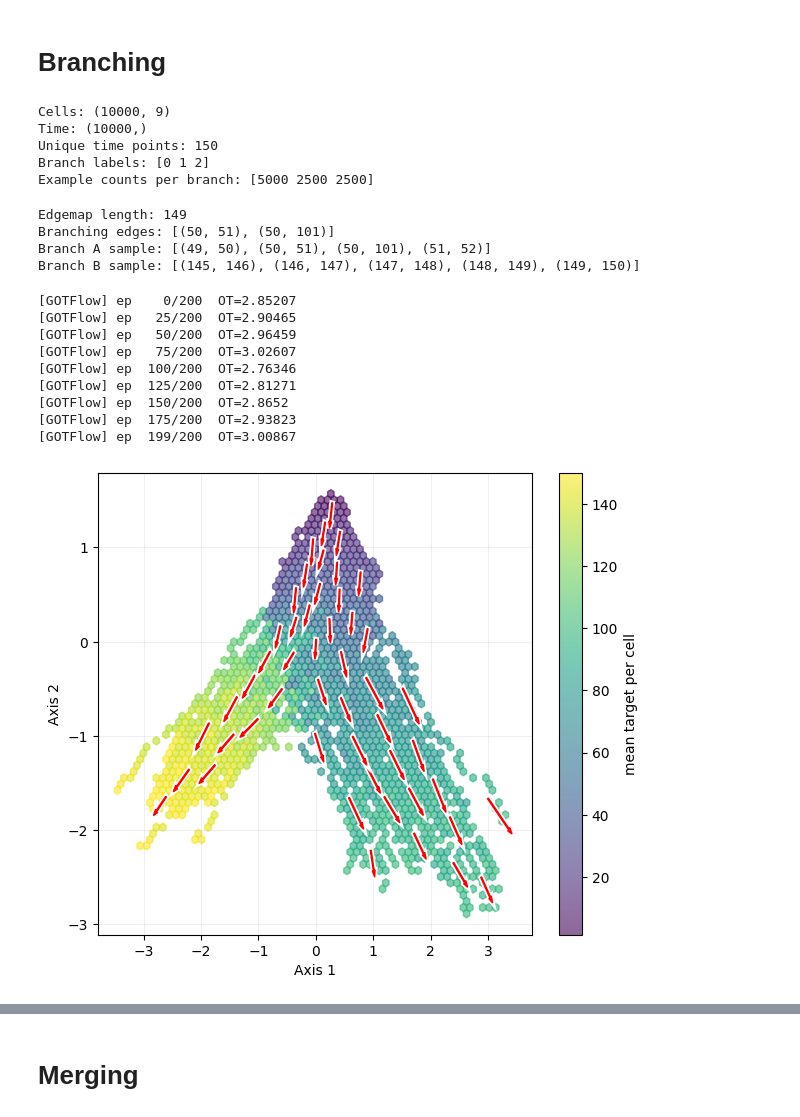
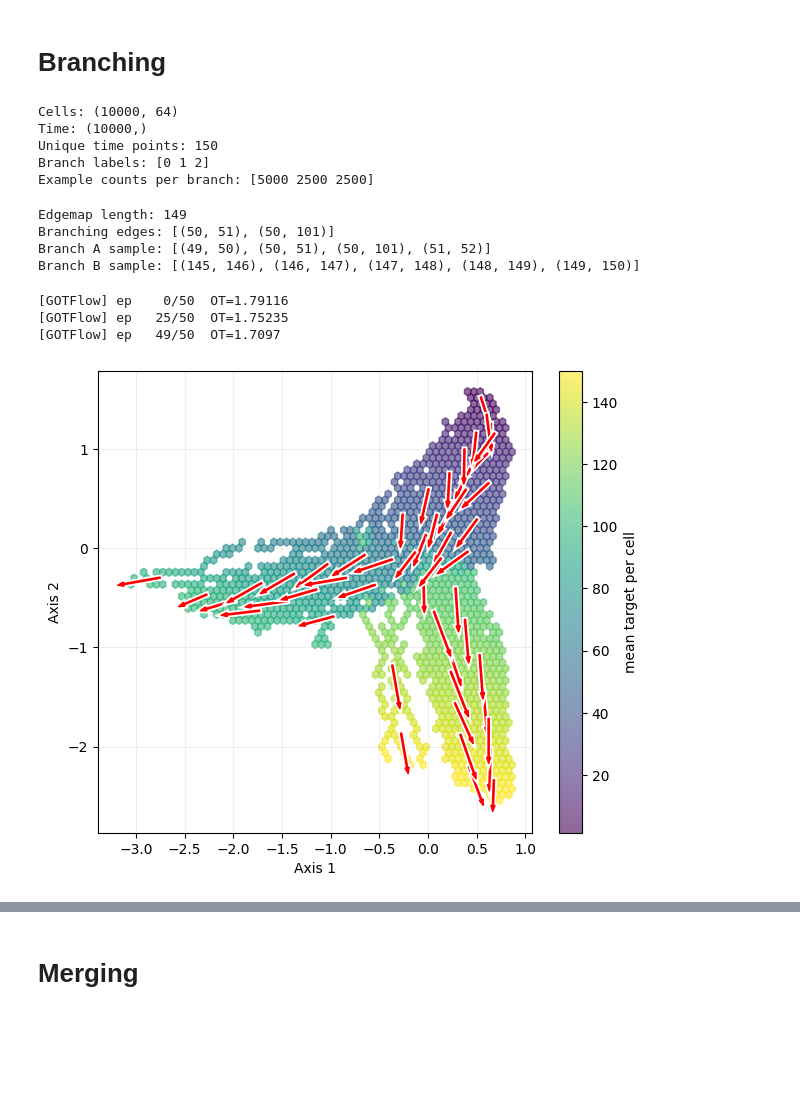
Before and after one commit to wgrgwrght/GOTFlow, a Jupyter notebook: Toy_GT_branch_merge.ipynb, the cells around one changed output, grey strips where cells are left out. Cells and saved outputs as stored; diff of their text form; code cells hidden in the pictures; blank space fills up the shorter version.

```diff
--- a/Toy_GT_branch_merge.ipynb
+++ b/Toy_GT_branch_merge.ipynb
@@ -1548,7 +1548,7 @@ def edge_shift_heatmap_tree(
 # Branching
 # %%
 n_cells = 100
-n_dims = 9
+n_dims = 64
 up_dims = 3
 down_dims = 3
 time_points = 150
@@ -1601,7 +1601,7 @@ def simulate_cells(n_cells, n_dims, time_points, branch_point,
         noise_A = np.random.normal(0, noise, size=cells_A.shape)
         cells_A = prev_A + direction_A + noise_A
         GT_A = cells_A - prev_A
-        all_cells.append(cells_A)  # NO PADDING
+        all_cells.append(cells_A)
         all_time.append(np.ones(n_cells//2) * t)
         all_branch.append(np.ones(n_cells//2, dtype=int))
         GT.append(GT_A)
@@ -1613,12 +1613,12 @@ def simulate_cells(n_cells, n_dims, time_points, branch_point,
         noise_B = np.random.normal(0, noise, size=cells_B.shape)
         cells_B = prev_B + direction_B + noise_B
         GT_B = cells_B - prev_B
-        all_cells.append(cells_B)  # NO PADDING
+        all_cells.append(cells_B)
         all_time.append(np.ones(n_cells//2) * t)
         all_branch.append(np.ones(n_cells//2, dtype=int) * 2)
         GT.append(GT_B)
 
-    # Final assembly - NO PADDING
+    # Final assembly
     cells = np.vstack(all_cells)
     time = np.hstack(all_time).astype(int)
     branch_label = np.hstack(all_branch)
@@ -1640,13 +1640,13 @@ cells, time, cellid, GT, branch_label = simulate_cells(
 )
 
 # --- Check shapes and content ---
-print("Cells:", cells.shape)          # (15000, 64)
-print("Time:", time.shape)            # (15000,)
+print("Cells:", cells.shape)
+print("Time:", time.shape)
 print("Unique time points:", np.unique(time).size)
 print("Branch labels:", np.unique(branch_label))
 print("Example counts per branch:", np.bincount(branch_label.astype(int)))
 # %% [output]
-Cells: (10000, 9)
+Cells: (10000, 64)
 Time: (10000,)
 Unique time points: 150
 Branch labels: [0 1 2]
@@ -1706,44 +1706,38 @@ got_B = GOTFlow(
     lambda_w=0.01,
     debias=False,
 )
 
 got_B.fit(
     X_train,
     bin_ids_train,
     edges=edges,
     edge_weights=None,
     learn_phi=True,
     transition_fit=False,     # OT only
     lr=1e-4,
     weight_decay=1e-2,
-    epochs=200,
+    epochs=50,
     max_src_per_edge=4000,
     max_tgt_per_edge=4000,
     whiten_update_every=100,
     drift_mode="barycentric",
     aggregate="weighted_mean",
     beta=5.0,
     verbose=True,
 )
 
 Z2 = got_B.zw_
 V2 = got_B.Vw_
 
 km = KMeans(n_clusters=50, n_init="auto", random_state=0)
 cid = km.fit_predict(Z2)
 P, U, counts, labs = GOTFlow.cluster_average(Z2, V2, cid, min_points=10)
 got_B.plot_quiver(Z2, bin_ids_train, P, U, title='Branched')
 # %% [output]
-[GOTFlow] ep    0/200  OT=2.85207
-[GOTFlow] ep   25/200  OT=2.90465
-[GOTFlow] ep   50/200  OT=2.96459
-[GOTFlow] ep   75/200  OT=3.02607
-[GOTFlow] ep  100/200  OT=2.76346
-[GOTFlow] ep  125/200  OT=2.81271
-[GOTFlow] ep  150/200  OT=2.8652
-[GOTFlow] ep  175/200  OT=2.93823
-[GOTFlow] ep  199/200  OT=3.00867
+[GOTFlow] ep    0/50  OT=1.79116
+[GOTFlow] ep   25/50  OT=1.75235
+[GOTFlow] ep   49/50  OT=1.7097
-[figure, old version]
+[figure, new version]
 # %%
 test_cells, test_time, test_cellid, test_GT, test_branch = simulate_cells(
     n_cells, n_dims, time_points, branch_point, direction_trunk, direction_A, direction_B, noise
```
Also changed, not shown: parts of 8 cells of this notebook.
